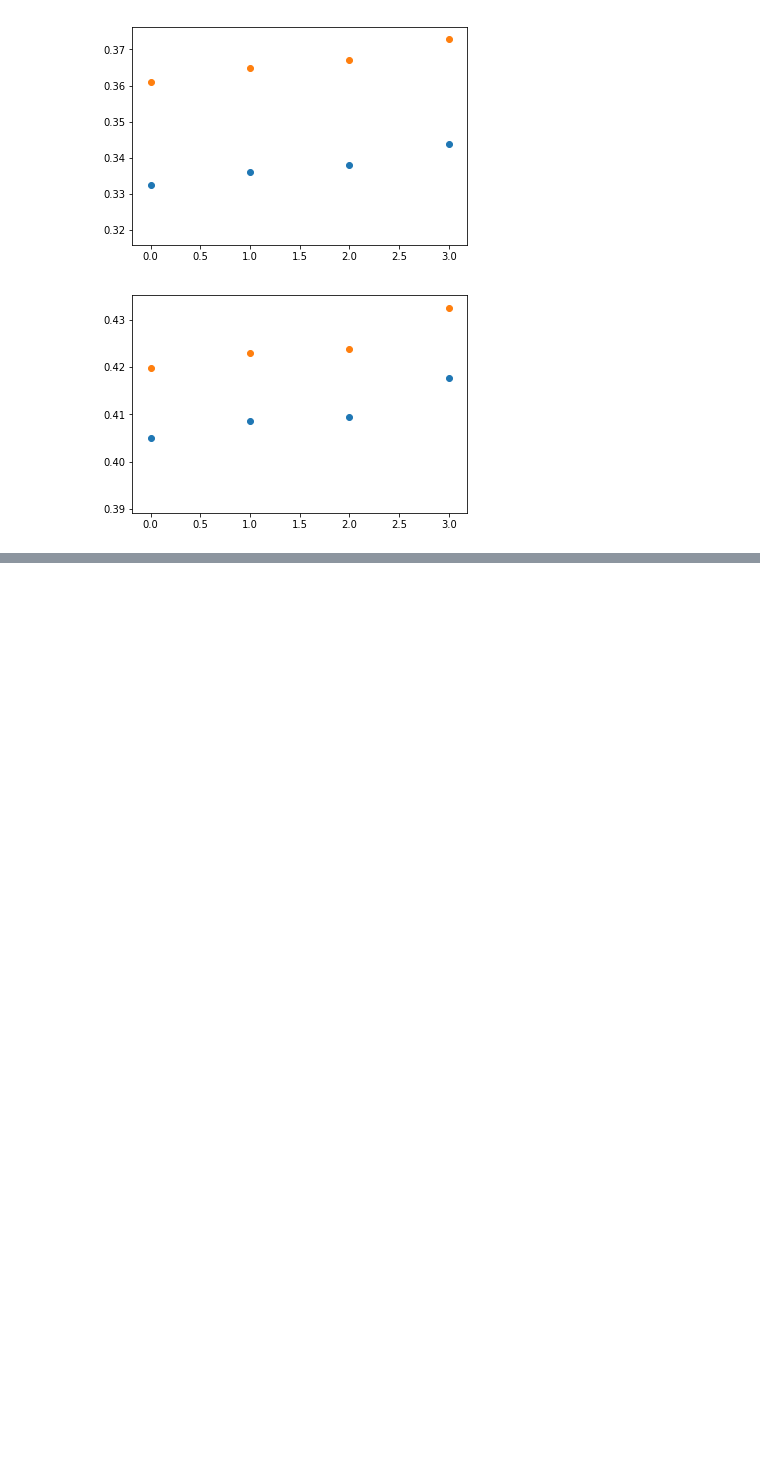
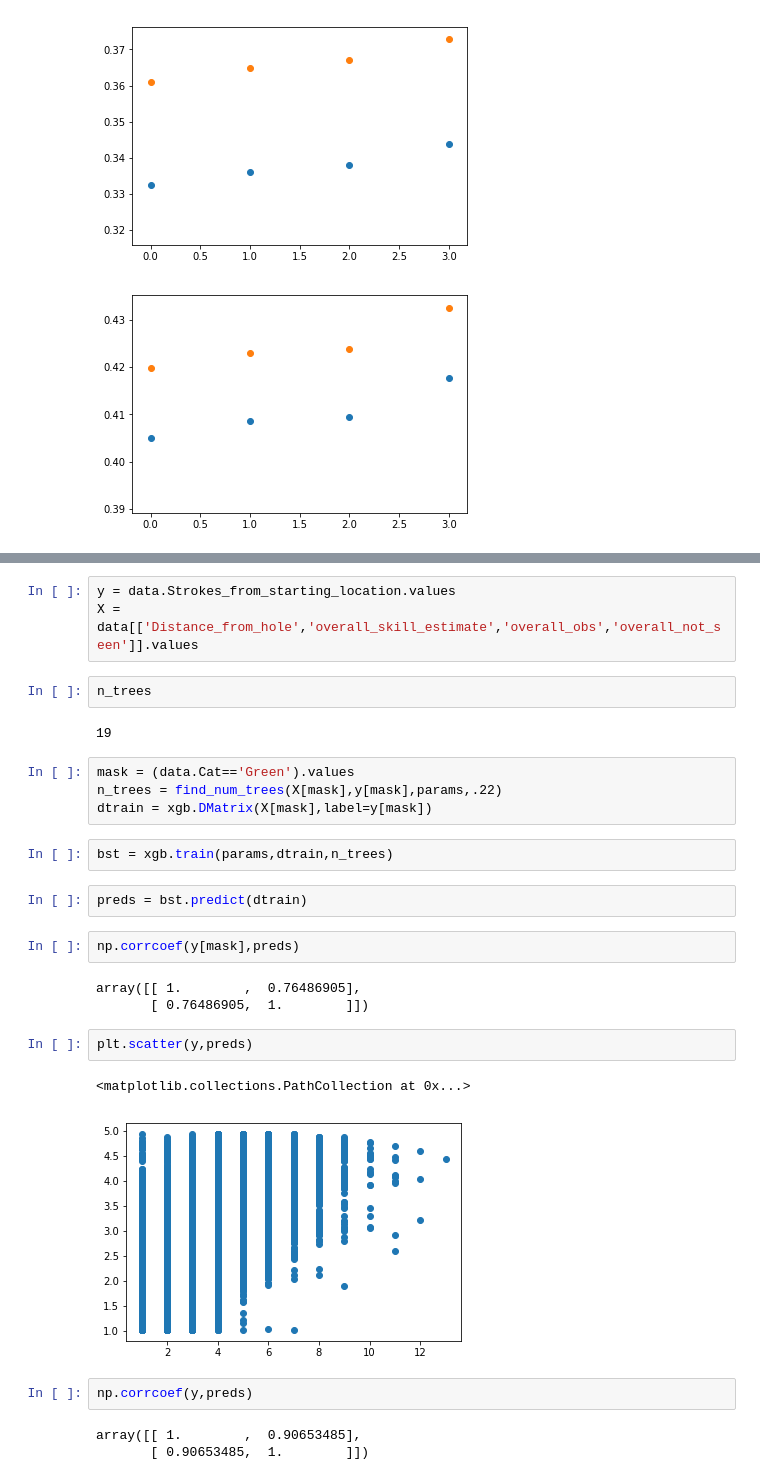
Before and after one commit to adamwlev/StrokesGained2, a Jupyter notebook: Exploration/Untitled11-Copy1.ipynb, the cells around one changed output, grey strips where cells are left out. Drawn from its saved outputs; the diff is of its cells as text; blank space fills up the shorter version.

```diff
--- a/Exploration/Untitled11-Copy1.ipynb
+++ b/Exploration/Untitled11-Copy1.ipynb
@@ -216,0 +398,30 @@ for cat in cats:
+# %%
+y = data.Strokes_from_starting_location.values
+X = data[['Distance_from_hole','overall_skill_estimate','overall_obs','overall_not_seen']].values
+# %%
+n_trees
+# %% [output]
+19
+# %%
+mask = (data.Cat=='Green').values
+n_trees = find_num_trees(X[mask],y[mask],params,.22)
+dtrain = xgb.DMatrix(X[mask],label=y[mask])
+# %%
+bst = xgb.train(params,dtrain,n_trees)
+# %%
+preds = bst.predict(dtrain)
+# %%
+np.corrcoef(y[mask],preds)
+# %% [output]
+array([[ 1.        ,  0.76486905],
+       [ 0.76486905,  1.        ]])
+# %%
+plt.scatter(y,preds)
+# %% [output]
+<matplotlib.collections.PathCollection at 0x...>
+[figure, added]
+# %%
+np.corrcoef(y,preds)
+# %% [output]
+array([[ 1.        ,  0.90653485],
+       [ 0.90653485,  1.        ]])
```
Also changed, not shown: parts of 17 cells of this notebook, 4 other files.
